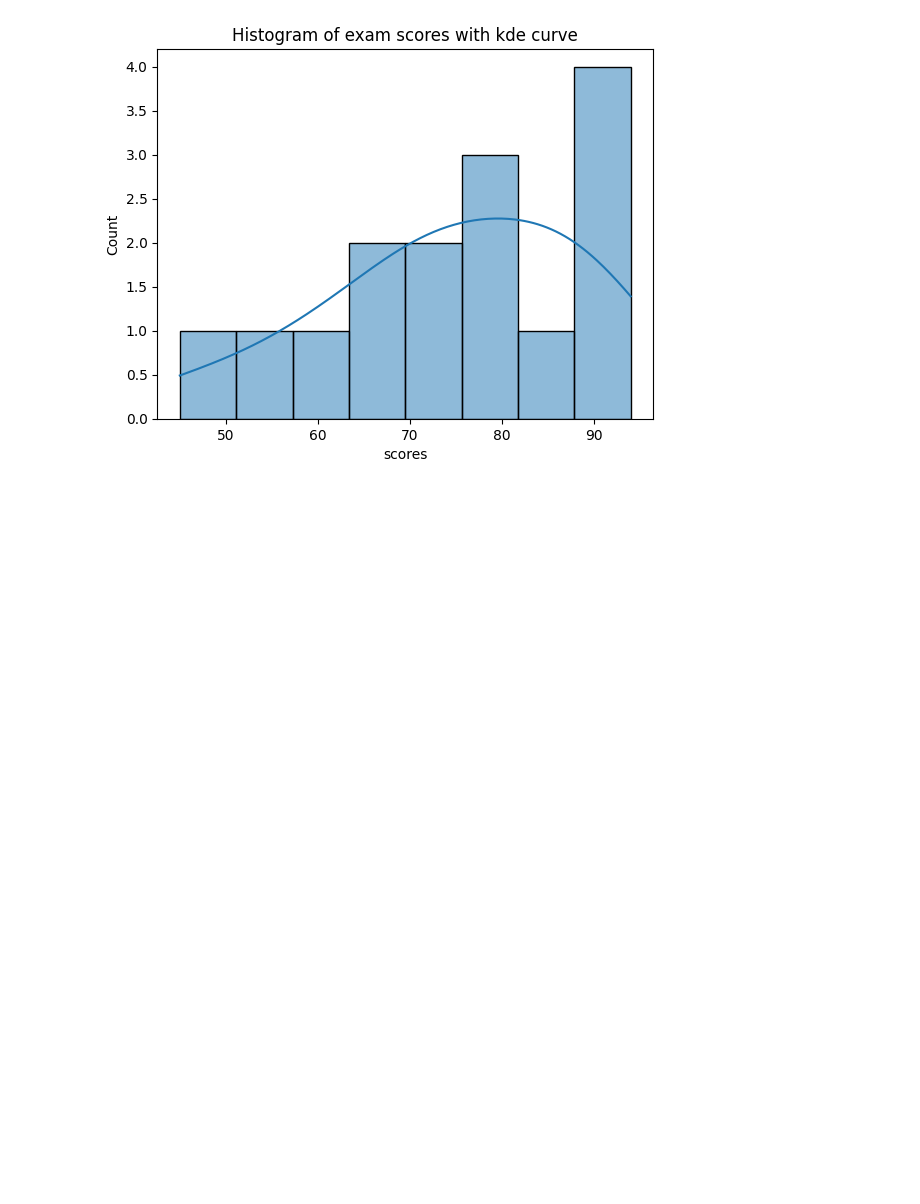
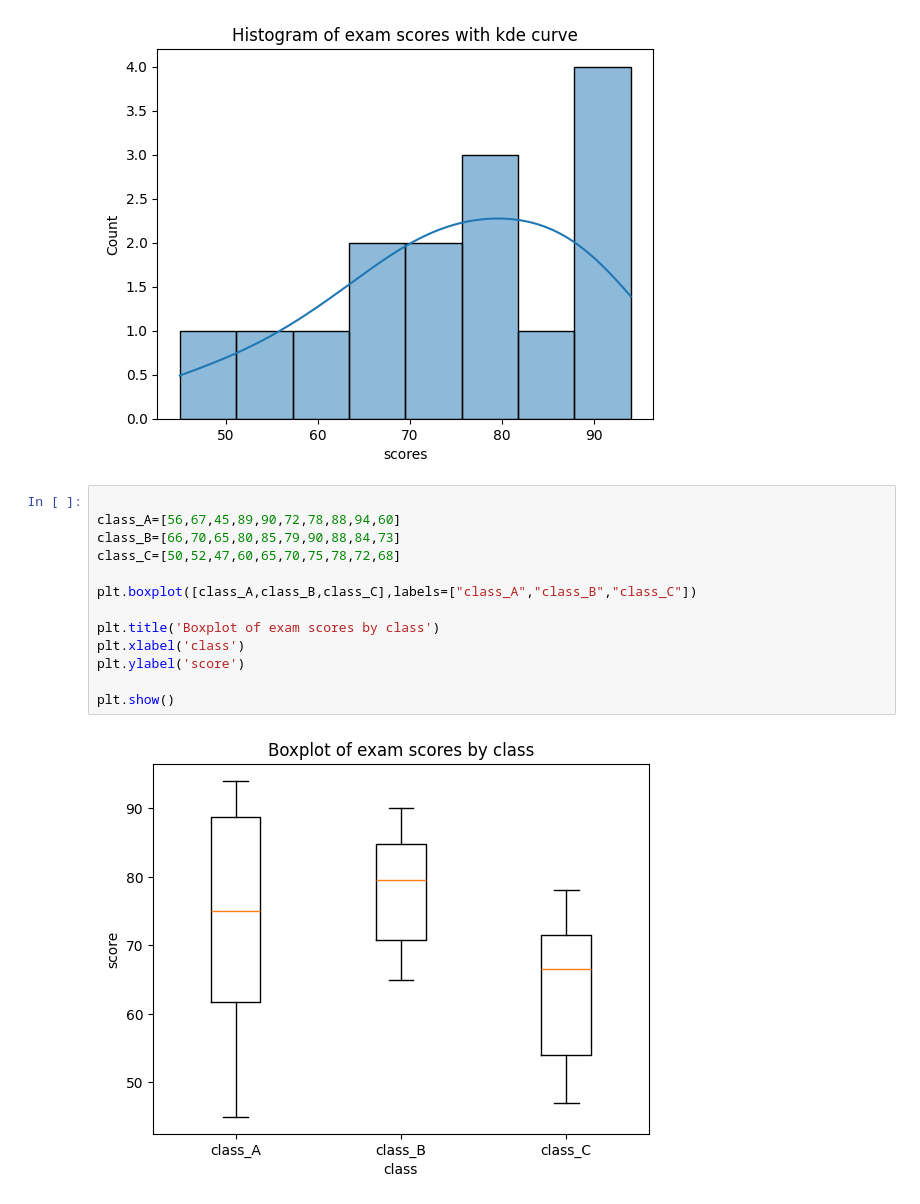
Before and after one commit to Tubaeraslan/Machine_Learning, a Jupyter notebook: visualization.ipynb, the cells around one changed output. Cells and saved outputs as stored; diff of their text form; blank space fills up the shorter version.

```diff
--- a/visualization.ipynb
+++ b/visualization.ipynb
@@ -190,3 +190,18 @@ plt.title("Histogram of exam scores with kde curve")
 plt.show()
 # %% [output]
 [figure]
+# %%
+
+class_A=[56,67,45,89,90,72,78,88,94,60]
+class_B=[66,70,65,80,85,79,90,88,84,73]
+class_C=[50,52,47,60,65,70,75,78,72,68]
+
+plt.boxplot([class_A,class_B,class_C],labels=["class_A","class_B","class_C"])
+
+plt.title('Boxplot of exam scores by class')
+plt.xlabel('class')
+plt.ylabel('score')
+
+plt.show()
+# %% [output]
+[figure, added]
```
Also changed, not shown: parts of 7 cells of this notebook.
